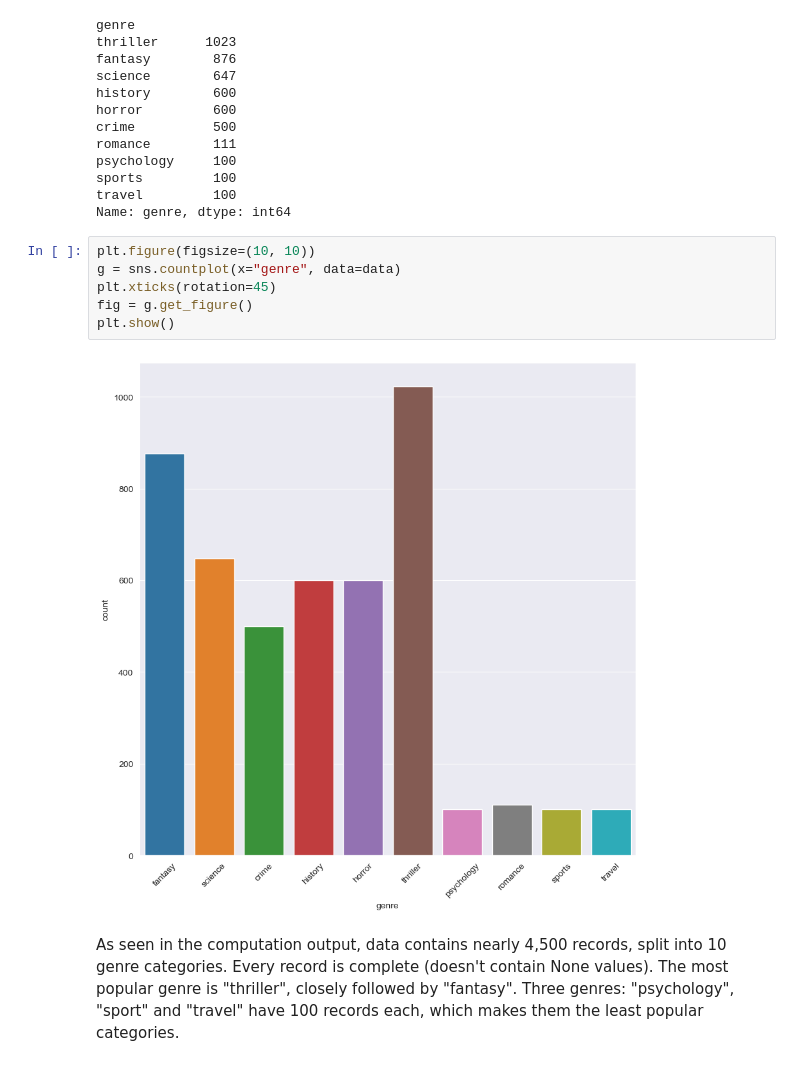
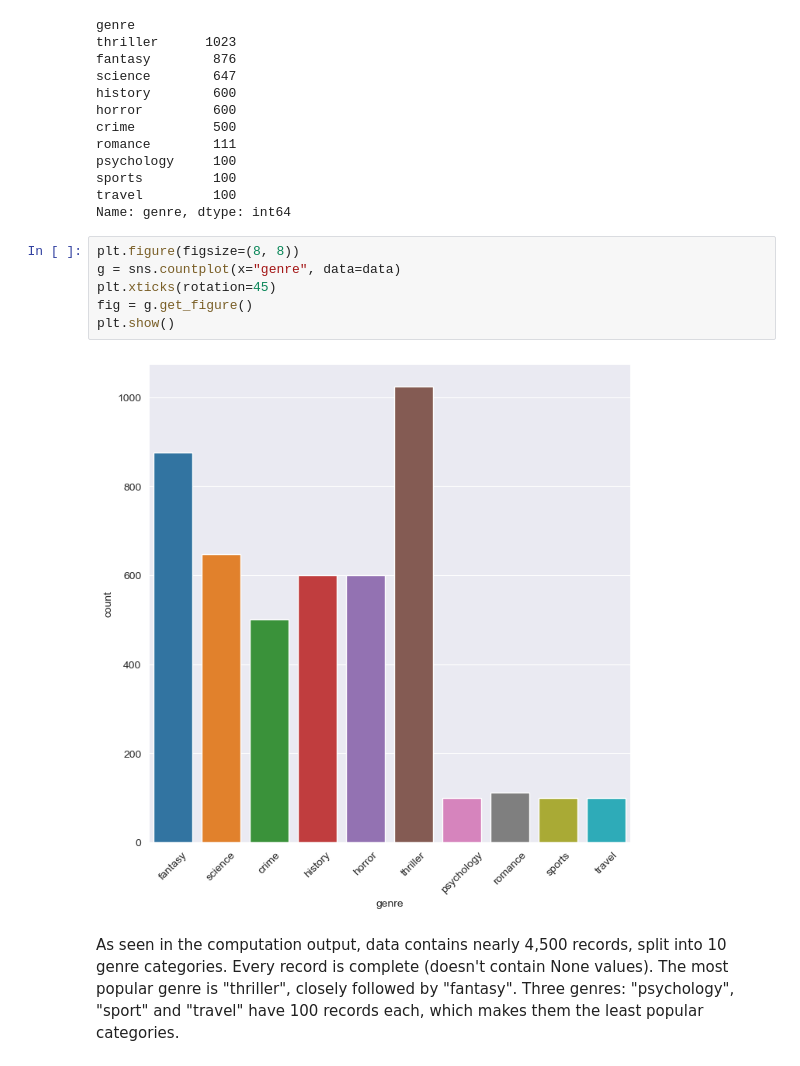
Before and after one commit to KarolWes/book_genre_pred, a Jupyter notebook: BookPrediction.ipynb, the cells around one changed output. Cells and saved outputs as stored; diff of their text form.

```diff
--- a/BookPrediction.ipynb
+++ b/BookPrediction.ipynb
@@ -87,13 +87,13 @@ sports         100
 travel         100
 Name: genre, dtype: int64
 # %%
-plt.figure(figsize=(10, 10))
+plt.figure(figsize=(8, 8))
 g = sns.countplot(x="genre", data=data)
 plt.xticks(rotation=45)
 fig = g.get_figure()
 plt.show()
 # %% [output]
-[figure, old version]
+[figure, new version]
 # %% [markdown]
 As seen in the computation output, data contains nearly 4,500 records, split into 10 genre categories. Every record is complete (doesn't contain None values). The most popular genre is "thriller", closely followed by "fantasy". Three genres: "psychology", "sport" and "travel" have 100 records each, which makes them the least popular categories.
 # %% [markdown]
```
Also changed, not shown: parts of 16 cells of this notebook, 1 other file.
